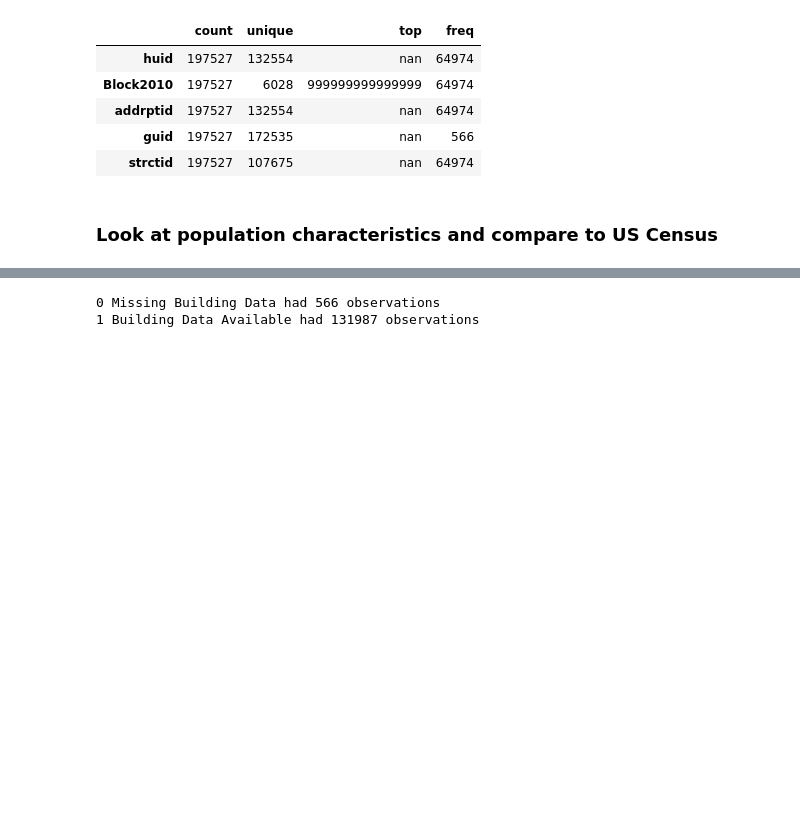
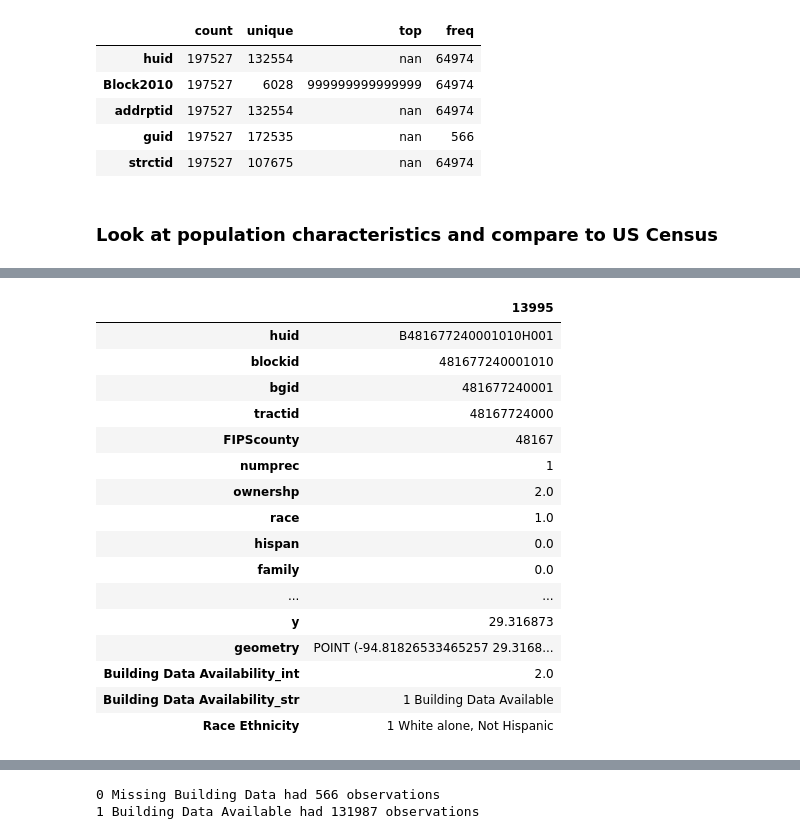
Before and after one commit to npr99/intersect-community-data, a Jupyter notebook: ncoda_07cv5_run_HUA_workflow.ipynb, the cells around one changed output, grey strips where cells are left out. Saved outputs shown, nothing was run; the diff lists cells and outputs as text; code cells hidden in the pictures; blank space fills up the shorter version.

```diff
--- a/ncoda_07cv5_run_HUA_workflow.ipynb
+++ b/ncoda_07cv5_run_HUA_workflow.ipynb
@@ -458,3 +481,24 @@ Table. Total Population by Households by Race, Ethnicity, Galveston, TX, 2010.
 | 5 Other Race, Not Hispanic | 2,000 (1.0%) | 931 (1.1%) | 2,931 (1.0%) |
 | 6 Any Race, Hispanic | 38,504 (18.9%) | 22,633 (27.7%) | 61,137 (21.4%) |
 | Total | 203,818 (100.0%) | 81,717 (100.0%) | 285,535 (100.0%) |
+# %%
+focalplace_hua_hui_gdf = hua_hui_gdf.loc[hua_hui_gdf['placeNAME10'] == focalplace].copy(deep=True)
+focalplace_hua_hui_gdf.head(1).T
+# %% [output]
+|  | 13995 |
+| huid | B481677240001010H001 |
+| blockid | 481677240001010 |
+| bgid | 481677240001 |
+| tractid | 48167724000 |
+| FIPScounty | 48167 |
+| numprec | 1 |
+| ownershp | 2.0 |
+| race | 1.0 |
+| hispan | 0.0 |
+| family | 0.0 |
+| ... | ... |
+| y | 29.316873 |
+| geometry | POINT (-94.81826533465257 29.3168... |
+| Building Data Availability_int | 2.0 |
+| Building Data Availability_str | 1 Building Data Available |
+| Race Ethnicity | 1 White alone, Not Hispanic |
```
Also changed, not shown: parts of 8 cells of this notebook, 1 other file.
